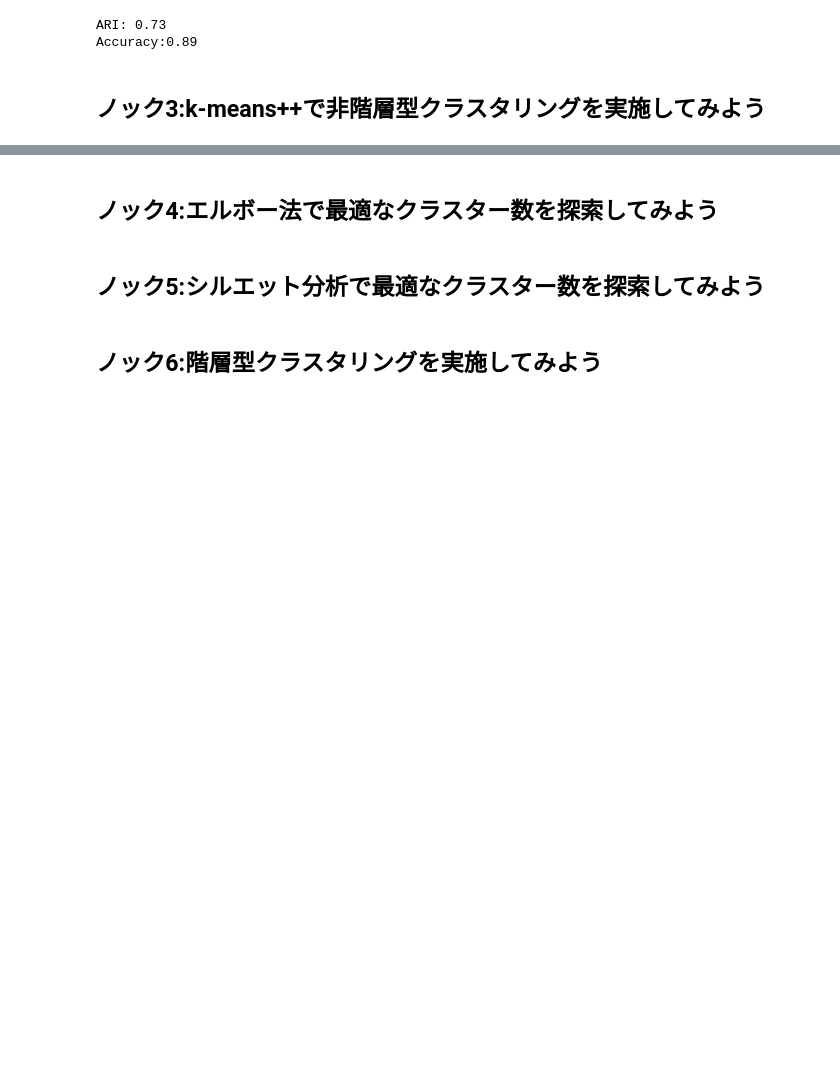
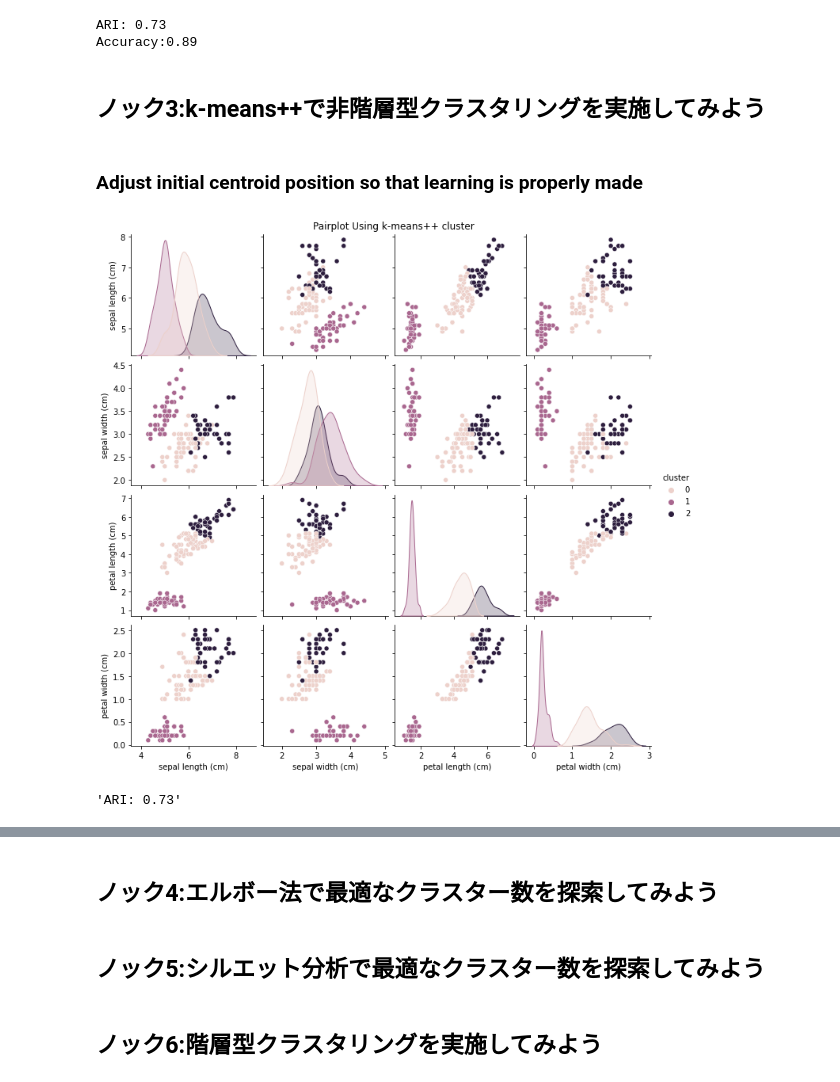
Before and after one commit to BP-Test/01_python_100knock_ai_model, a Jupyter notebook: chapter-1/chapter-1.ipynb, the cells around one changed output, grey strips where cells are left out. Cells and saved outputs as stored; diff of their text form; code cells hidden in the pictures; blank space fills up the shorter version.

```diff
--- a/chapter-1/chapter-1.ipynb
+++ b/chapter-1/chapter-1.ipynb
@@ -288,3 +302,26 @@ ARI: 0.73
 Accuracy:0.89
 # %% [markdown]
 ## ノック3:k-means++で非階層型クラスタリングを実施してみよう
+# %% [markdown]
+### Adjust initial centroid position so that learning is properly made
+# %%
+model = KMeans(n_clusters=3, init='k-means++',random_state=0)
+cls_data = df_iris.copy()
+model.fit(cls_data)
+cluster = model.predict(cls_data)
+cls_data['cluster'] = cluster
+cls_data['target'] = iris.target
+cls_data.loc[cls_data['target']==0,'target'] = 'setosa'
+cls_data.loc[cls_data['target']==1,'target'] = 'versicolor'
+cls_data.loc[cls_data['target']==2,'target'] = 'virginica'
+# %%
+adjusted_pairplot = sns.pairplot(cls_data,hue='cluster')
+adjusted_pairplot.fig.suptitle('Pairplot Using k-means++ cluster')
+adjusted_pairplot.tight_layout()
+# %% [output]
+[figure, added]
+# %%
+ari = f'ARI: {adjusted_rand_score(iris.target,cls_data.cluster):.2f}'
+ari
+# %% [output]
+'ARI: 0.73'
```
Also changed, not shown: parts of 13 cells of this notebook.
